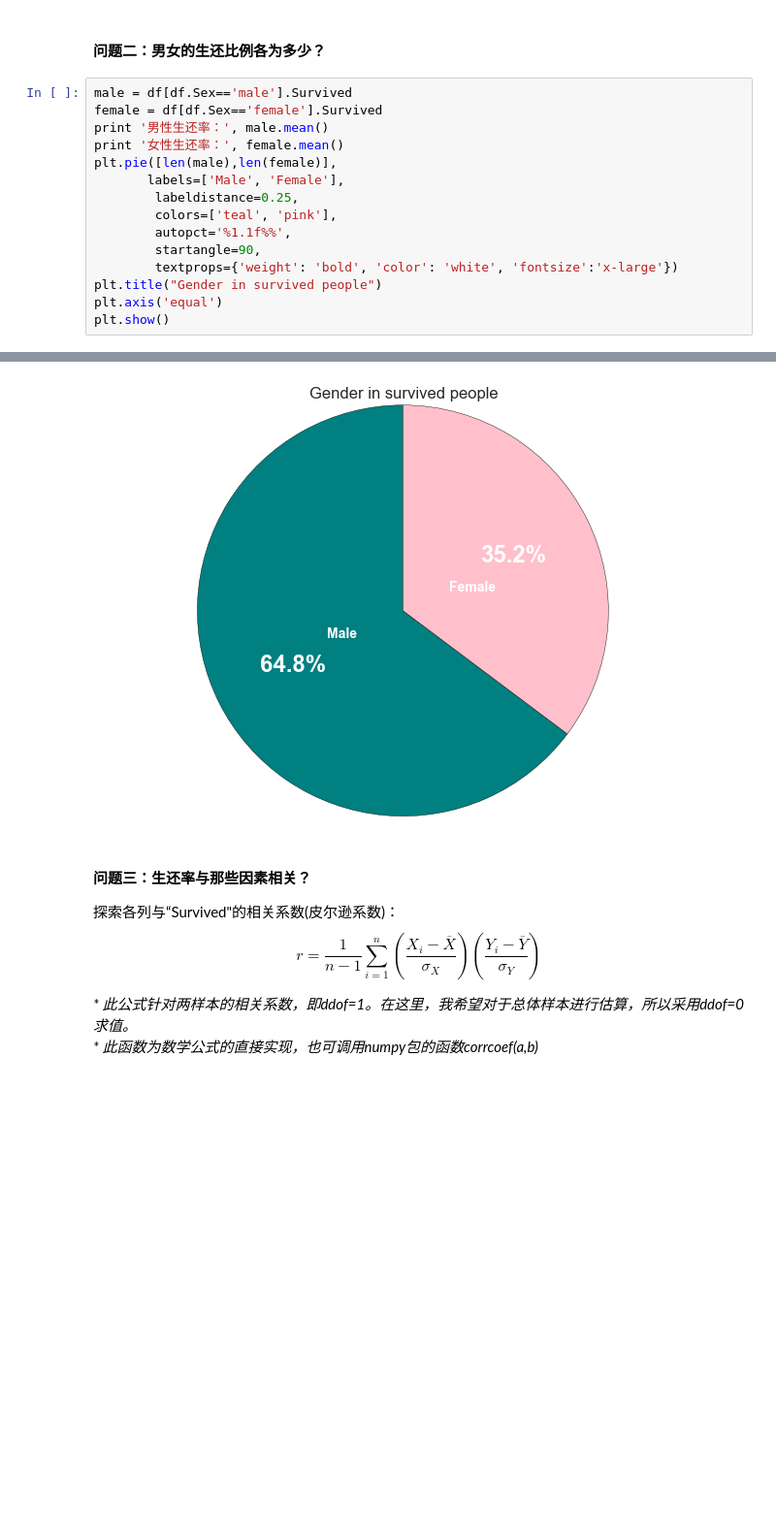
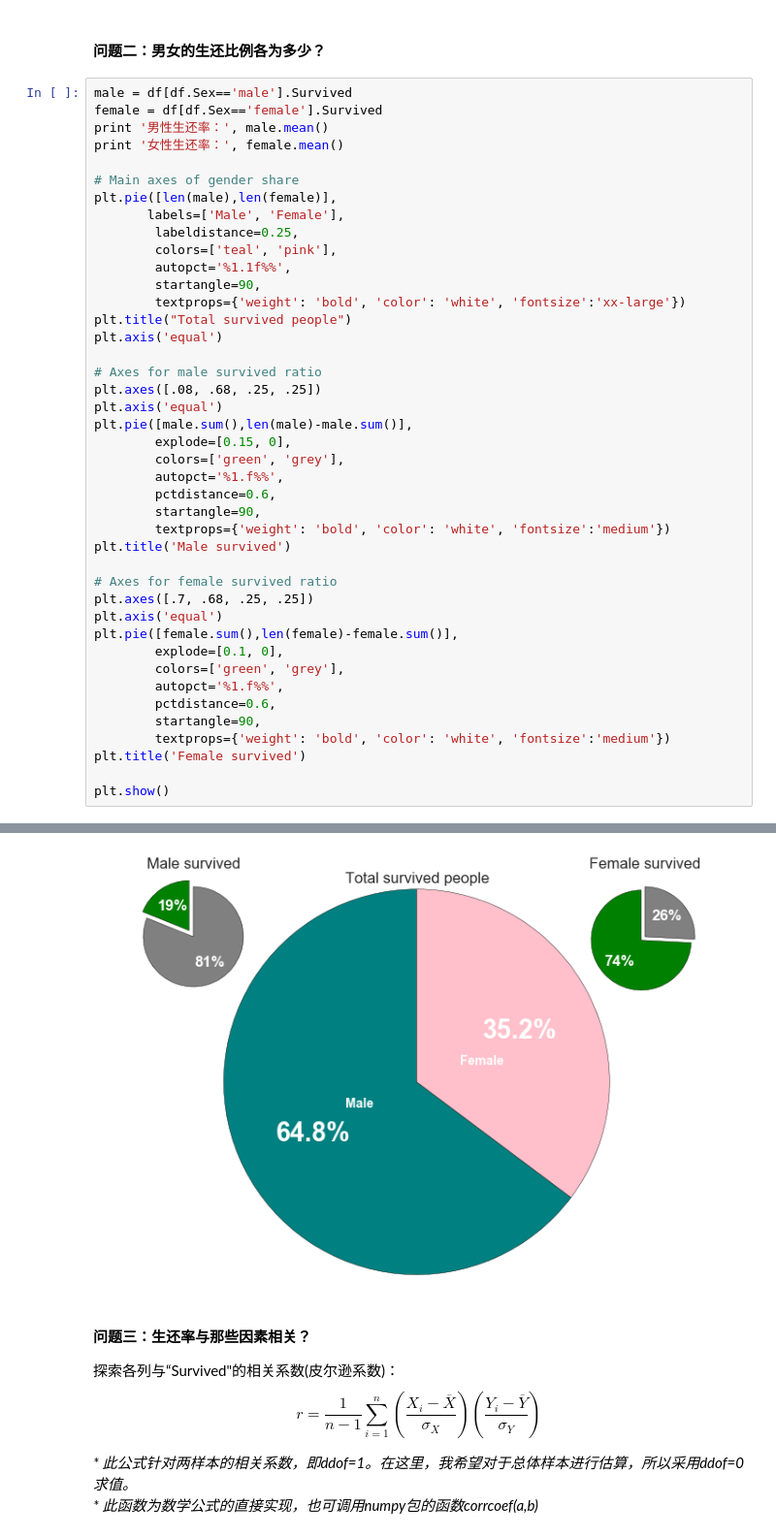
Before and after one commit to deCHN/DA-P2, a Jupyter notebook: titanic_data_explore.ipynb, the cells around one changed output, grey strips where cells are left out. Shown at 97% size. Cells and saved outputs as stored; diff of their text form; blank space fills up the shorter version.

```diff
--- a/titanic_data_explore.ipynb
+++ b/titanic_data_explore.ipynb
@@ -149,22 +150,49 @@ plt.show()
 # %%
 male = df[df.Sex=='male'].Survived
 female = df[df.Sex=='female'].Survived
 print '男性生还率：', male.mean()
 print '女性生还率：', female.mean()
+
+# Main axes of gender share
 plt.pie([len(male),len(female)],
        labels=['Male', 'Female'],
         labeldistance=0.25,
         colors=['teal', 'pink'],
         autopct='%1.1f%%',
         startangle=90,
-        textprops={'weight': 'bold', 'color': 'white', 'fontsize':'x-large'})
-plt.title("Gender in survived people")
+        textprops={'weight': 'bold', 'color': 'white', 'fontsize':'xx-large'})
+plt.title("Total survived people")
 plt.axis('equal')
+
+# Axes for male survived ratio
+plt.axes([.08, .68, .25, .25])
+plt.axis('equal')
+plt.pie([male.sum(),len(male)-male.sum()],
+        explode=[0.15, 0],
+        colors=['green', 'grey'],
+        autopct='%1.f%%',
+        pctdistance=0.6,
+        startangle=90,
+        textprops={'weight': 'bold', 'color': 'white', 'fontsize':'medium'})
+plt.title('Male survived')
+
+# Axes for female survived ratio
+plt.axes([.7, .68, .25, .25])
+plt.axis('equal')
+plt.pie([female.sum(),len(female)-female.sum()],
+        explode=[0.1, 0],
+        colors=['green', 'grey'],
+        autopct='%1.f%%',
+        pctdistance=0.6,
+        startangle=90,
+        textprops={'weight': 'bold', 'color': 'white', 'fontsize':'medium'})
+plt.title('Female survived')
+
 plt.show()
 # %% [output]
 男性生还率： 0.188908145581
 女性生还率： 0.742038216561
-[figure, old version]
+[figure, new version]
 # %% [markdown]
 #### 问题三：生还率与那些因素相关？
 探索各列与“Survived"的相关系数(皮尔逊系数)：
```
Also changed, not shown: parts of 7 cells of this notebook.
